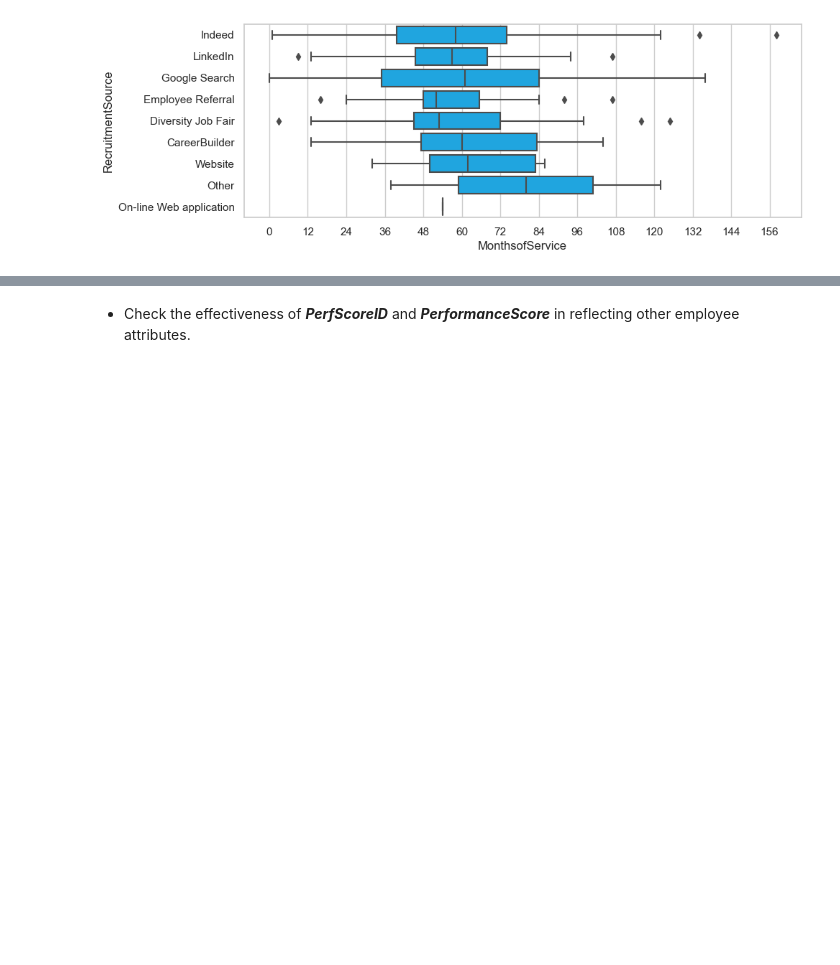
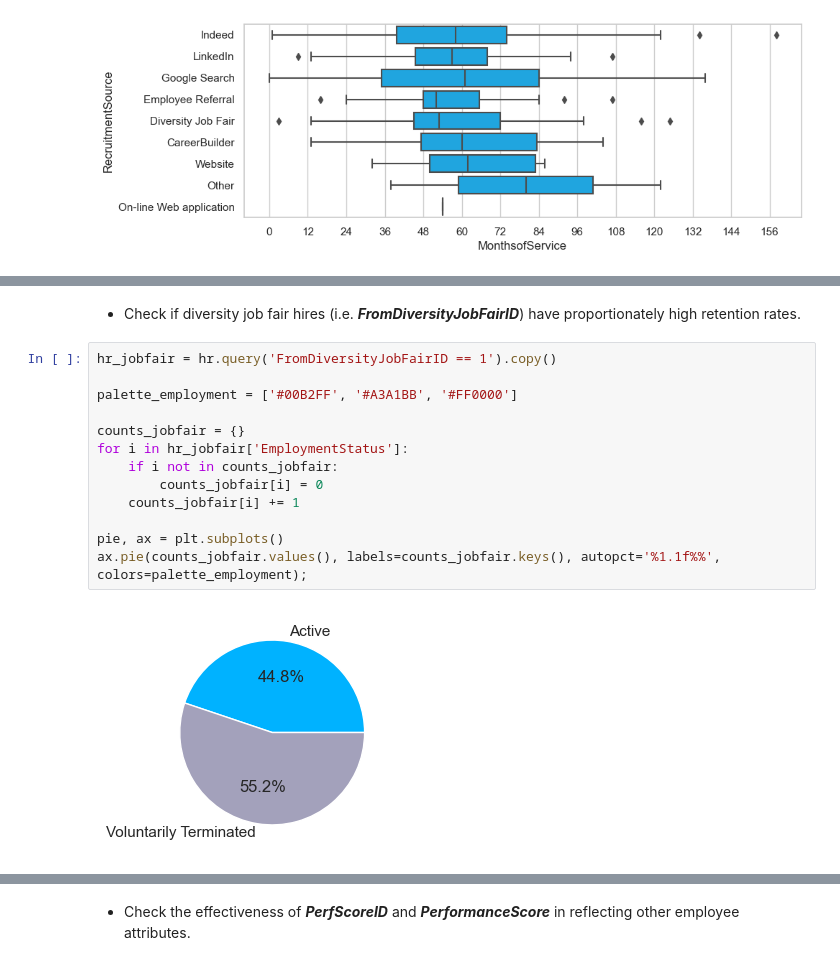
Before and after one commit to makuharistudio/data-visualisation-datasets, a Jupyter notebook: Human Resources/Human Resources.ipynb, the cells around one changed output, grey strips where cells are left out. Cells and saved outputs as stored; diff of their text form; blank space fills up the shorter version.

```diff
--- a/Human Resources/Human Resources.ipynb
+++ b/Human Resources/Human Resources.ipynb
@@ -1059,0 +1065,17 @@ boxplot_recruitment.xaxis.set_major_formatter(ticker.ScalarFormatter())
+# %% [markdown]
+* Check if diversity job fair hires (i.e. _**FromDiversityJobFairID**_) have proportionately high retention rates.
+# %%
+hr_jobfair = hr.query('FromDiversityJobFairID == 1').copy()
+
+palette_employment = ['#00B2FF', '#A3A1BB', '#FF0000']
+
+counts_jobfair = {}
+for i in hr_jobfair['EmploymentStatus']:
+    if i not in counts_jobfair:
+        counts_jobfair[i] = 0
+    counts_jobfair[i] += 1
+
+pie, ax = plt.subplots()
+ax.pie(counts_jobfair.values(), labels=counts_jobfair.keys(), autopct='%1.1f%%', colors=palette_employment);
+# %% [output]
+[figure, added]
```
Also changed, not shown: parts of 14 cells of this notebook.
